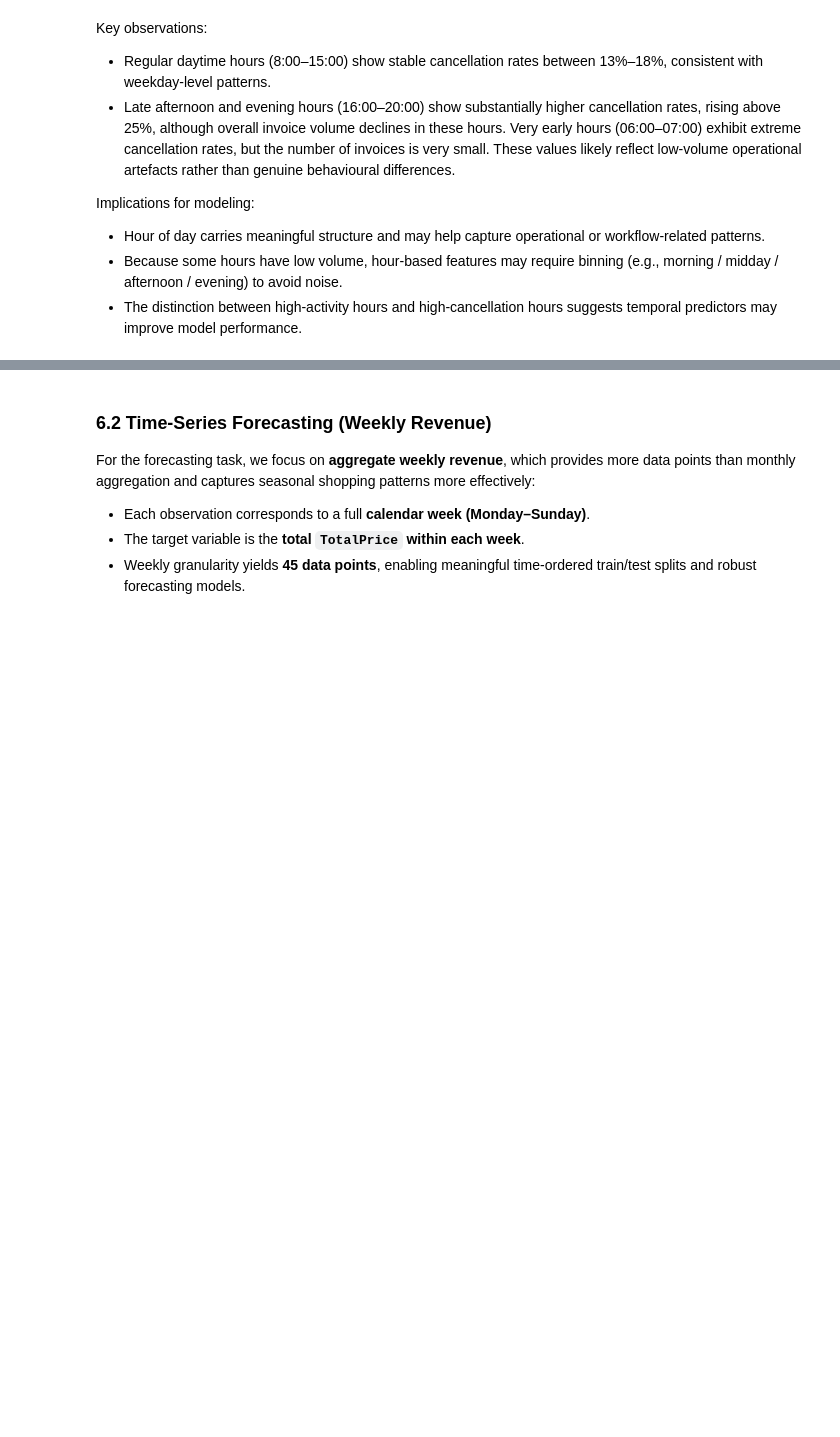
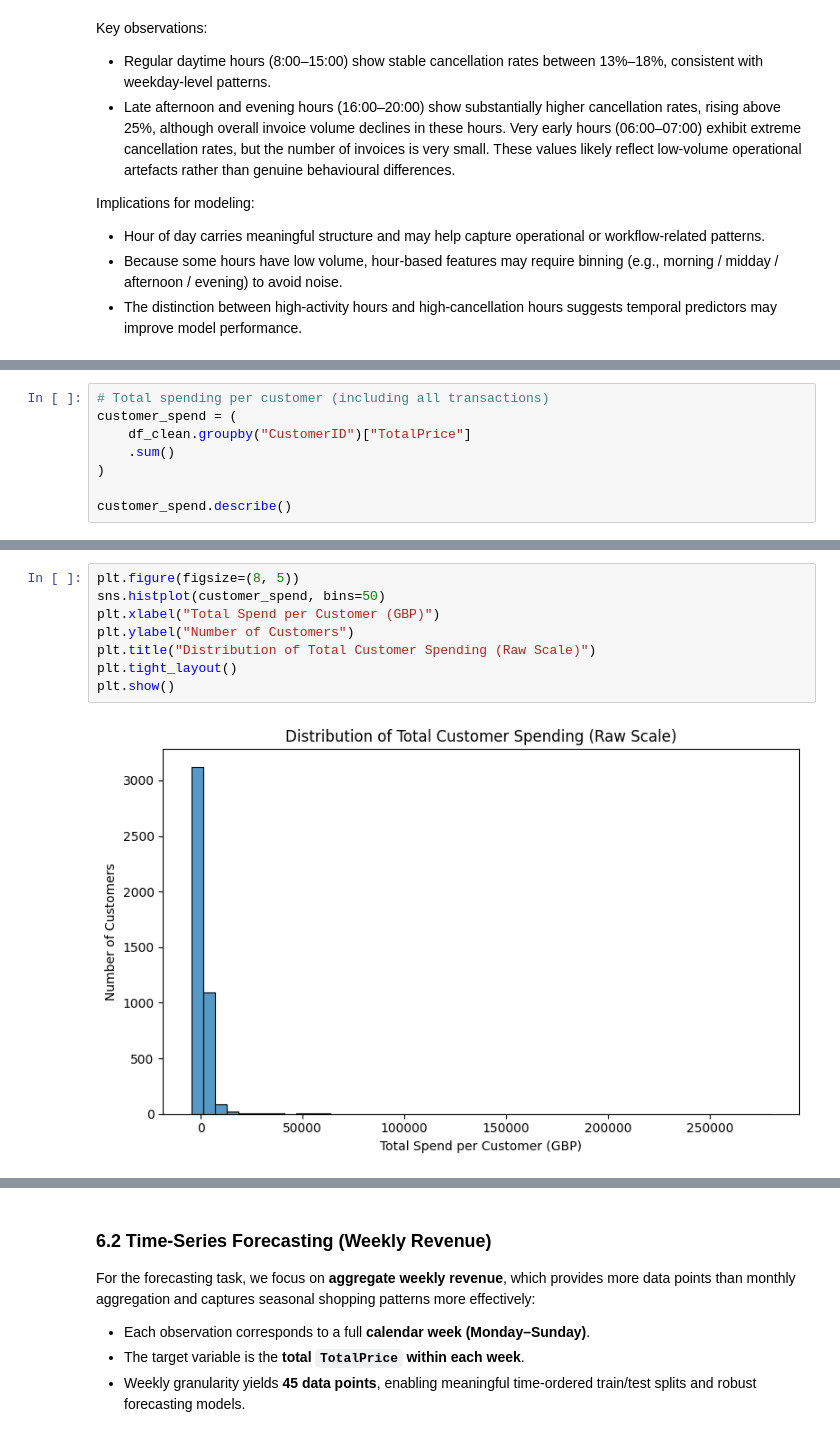
Before and after one commit to jz024/online_retail, a Jupyter notebook: final_project_ver2.ipynb, the cells around one changed output, grey strips where cells are left out. Drawn from its saved outputs; the diff is of its cells as text; blank space fills up the shorter version.

```diff
--- a/final_project_ver2.ipynb
+++ b/final_project_ver2.ipynb
@@ -877,0 +698,8 @@ plt.show()
+# %%
+# Total spending per customer (including all transactions)
+customer_spend = (
+    df_clean.groupby("CustomerID")["TotalPrice"]
+    .sum()
+)
+
+customer_spend.describe()
@@ -877,0 +723,10 @@ plt.show()
+# %%
+plt.figure(figsize=(8, 5))
+sns.histplot(customer_spend, bins=50)
+plt.xlabel("Total Spend per Customer (GBP)")
+plt.ylabel("Number of Customers")
+plt.title("Distribution of Total Customer Spending (Raw Scale)")
+plt.tight_layout()
+plt.show()
+# %% [output]
+[figure, added]
```
Also changed, not shown: parts of 68 cells of this notebook.
